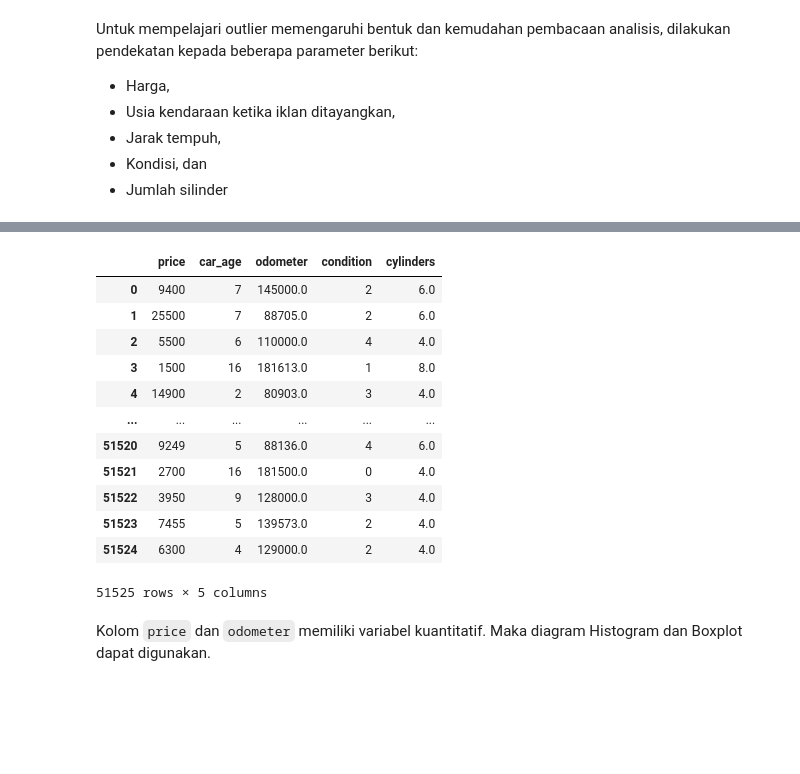
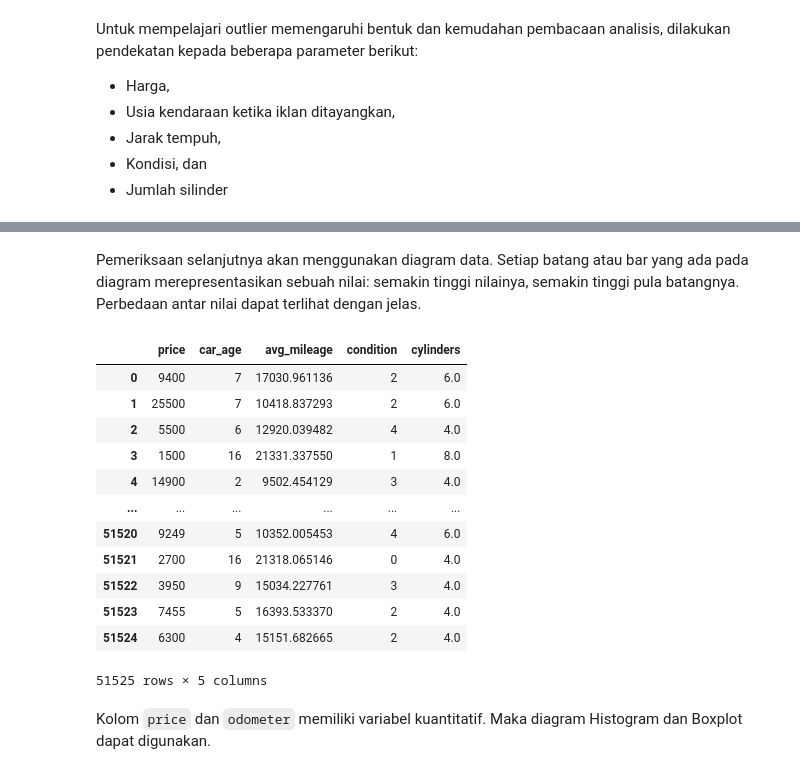
Before and after one commit to ShirotaT/DataAnalyst_Practicum, a Jupyter notebook: Project_3/57ec1497-8bd0-4989-ae0f-b3a815bc570b.ipynb, the cells around one changed output, grey strips where cells are left out. Cells and saved outputs as stored; diff of their text form; code cells hidden in the pictures; blank space fills up the shorter version.

```diff
--- a/Project_3/57ec1497-8bd0-4989-ae0f-b3a815bc570b.ipynb
+++ b/Project_3/57ec1497-8bd0-4989-ae0f-b3a815bc570b.ipynb
@@ -656,18 +580,20 @@ Untuk mempelajari outlier memengaruhi bentuk dan kemudahan pembacaan analisis, d
+# %% [markdown]
+Pemeriksaan selanjutnya akan menggunakan diagram data. Setiap batang atau bar yang ada pada diagram merepresentasikan sebuah nilai: semakin tinggi nilainya, semakin tinggi pula batangnya. Perbedaan antar nilai dapat terlihat dengan jelas.
 # %%
-data_new[['price', 'car_age', 'odometer', 'condition', 'cylinders']]
+data_new[['price', 'car_age', 'avg_mileage', 'condition', 'cylinders']]
 # %% [output]
-|  | price | car_age | odometer | condition | cylinders |
-| 0 | 9400 | 7 | 145000.0 | 2 | 6.0 |
-| 1 | 25500 | 7 | 88705.0 | 2 | 6.0 |
-| 2 | 5500 | 6 | 110000.0 | 4 | 4.0 |
-| 3 | 1500 | 16 | 181613.0 | 1 | 8.0 |
-| 4 | 14900 | 2 | 80903.0 | 3 | 4.0 |
+|  | price | car_age | avg_mileage | condition | cylinders |
+| 0 | 9400 | 7 | 17030.961136 | 2 | 6.0 |
+| 1 | 25500 | 7 | 10418.837293 | 2 | 6.0 |
+| 2 | 5500 | 6 | 12920.039482 | 4 | 4.0 |
+| 3 | 1500 | 16 | 21331.337550 | 1 | 8.0 |
+| 4 | 14900 | 2 | 9502.454129 | 3 | 4.0 |
 | ... | ... | ... | ... | ... | ... |
-| 51520 | 9249 | 5 | 88136.0 | 4 | 6.0 |
-| 51521 | 2700 | 16 | 181500.0 | 0 | 4.0 |
-| 51522 | 3950 | 9 | 128000.0 | 3 | 4.0 |
-| 51523 | 7455 | 5 | 139573.0 | 2 | 4.0 |
-| 51524 | 6300 | 4 | 129000.0 | 2 | 4.0 |
+| 51520 | 9249 | 5 | 10352.005453 | 4 | 6.0 |
+| 51521 | 2700 | 16 | 21318.065146 | 0 | 4.0 |
+| 51522 | 3950 | 9 | 15034.227761 | 3 | 4.0 |
+| 51523 | 7455 | 5 | 16393.533370 | 2 | 4.0 |
+| 51524 | 6300 | 4 | 15151.682665 | 2 | 4.0 |
 51525 rows × 5 columns
 # %% [markdown]
 Kolom `price` dan `odometer` memiliki variabel kuantitatif. Maka diagram Histogram dan Boxplot dapat digunakan.
```
Also changed, not shown: parts of 42 cells of this notebook.
